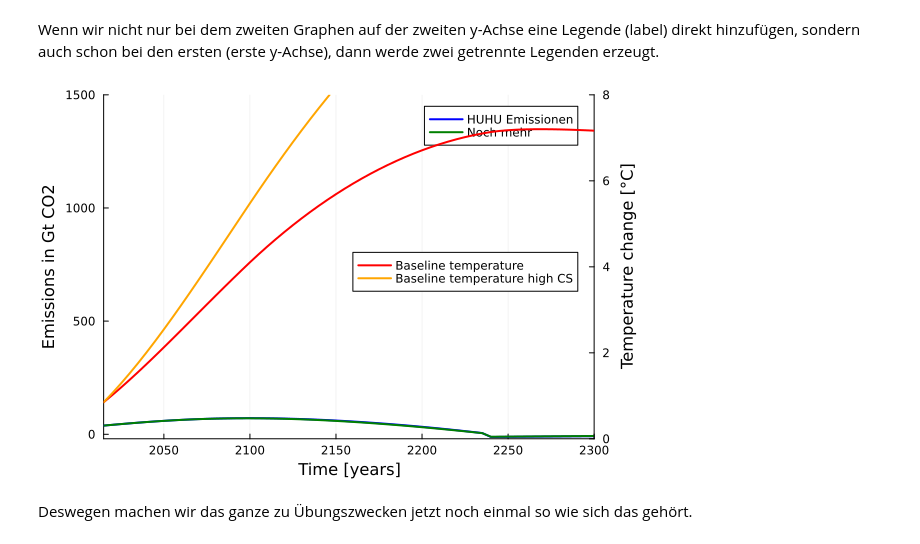
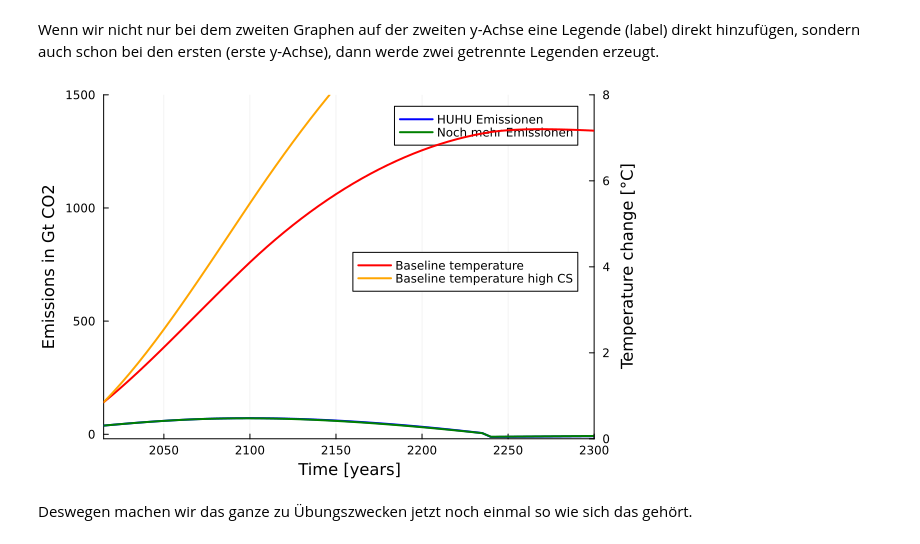
Before and after one commit to MaraikeS/adv_env_econ_24, a Jupyter notebook: modelling/plotting_results.ipynb, the cells around one changed output. Cells and saved outputs as stored; diff of their text form; code cells hidden in the pictures.

```diff
--- a/modelling/plotting_results.ipynb
+++ b/modelling/plotting_results.ipynb
@@ -165,19 +165,19 @@ plot!(pT, legend=:right, legendcolums=1)
 Wenn wir nicht nur bei dem zweiten Graphen auf der zweiten y-Achse eine Legende (label) direkt hinzufügen, sondern auch schon bei den ersten (erste y-Achse), dann werde zwei getrennte Legenden erzeugt.
 # %%
 #Emissionsplot erstellen
-pE=plot(timesteps, [E E_middelCS], label=["HUHU Emissionen" "Noch mehr"], xlabel="Time [years]", ylabel="Emissions in Gt CO2", color=[:blue :green], lw=2)
+pE=plot(timesteps, [E E_middelCS], label=["HUHU Emissionen" "Noch mehr Emissionen"], xlabel="Time [years]", ylabel="Emissions in Gt CO2", color=[:blue :green], lw=2)
 #Zweite y-Achse einführen
 pT=twinx()
 #Temperaturplot erstellen
 plot!(pT,timesteps, [T T_middelCS], label=["Baseline temperature" "Baseline temperature high CS"], ylabel="Temperature change [°C]", color=[:red :orange],lw=2)
 #Achsengrenzen setzen
 xlims!((2015,2300))
 ylims!(pE, (-20, 1500))
 ylims!(pT, (0,8))
 # Position der Legende bestimmen
 plot!(pT, legend=:right, legendcolums=1)
 # %% [output]
-[figure, old version]
+[figure, new version]
 # %% [markdown]
 Deswegen machen wir das ganze zu Übungszwecken jetzt noch einmal so wie sich das gehört.
 # %%
```
Also changed, not shown: parts of 3 cells of this notebook.
